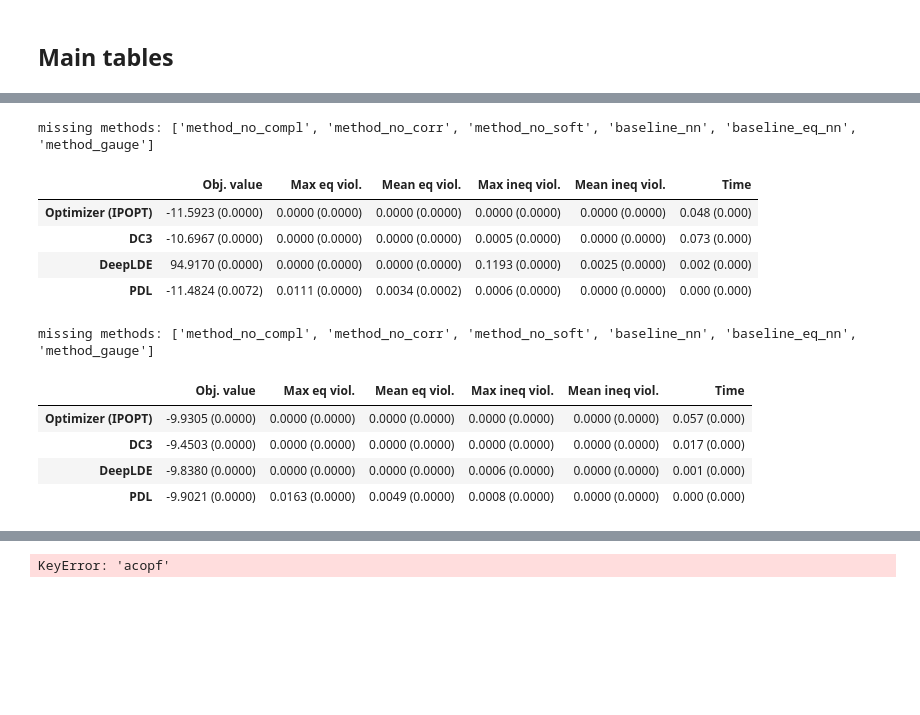
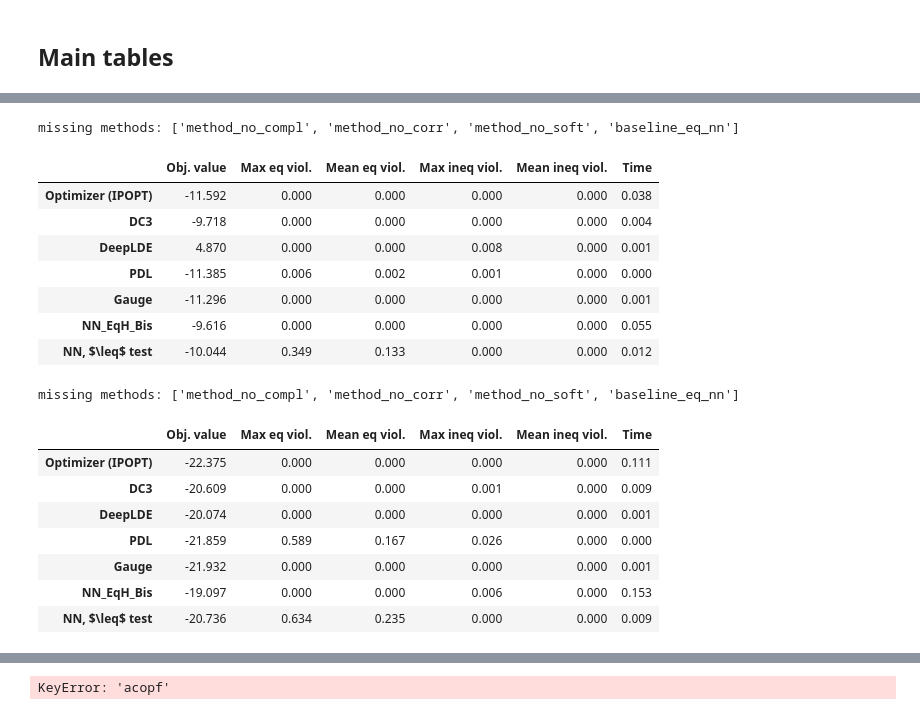
Before and after one commit to 222042015/DC3, a Jupyter notebook: ResultsViz.ipynb, the cells around one changed output, grey strips where cells are left out. Saved outputs shown, nothing was run; the diff lists cells and outputs as text; code cells hidden in the pictures; blank space fills up the shorter version.

Commit message:
backup qcqp

```diff
--- a/ResultsViz.ipynb
+++ b/ResultsViz.ipynb
@@ -19,8 +19,10 @@ def get_results_table(results_dict, metrics, keep_methods):
     missing_methods = []
     for method in keep_methods:
         if method in results_dict:
-            d[method] = ['{:.3f} ({:.3f})'.format(*results_dict[method][metric]) if 'time' in metric else \
-                         '{:.4f} ({:.4f})'.format(*results_dict[method][metric]) for metric in metrics]
+            # d[method] = ['{:.3f} ({:.3f})'.format(*results_dict[method][metric]) if 'time' in metric else \
+            #              '{:.4f} ({:.4f})'.format(*results_dict[method][metric]) for metric in metrics]
+            d[method] = ['{:.3f}'.format(*results_dict[method][metric]) if 'time' in metric else \
+                         '{:.3f}'.format(*results_dict[method][metric]) for metric in metrics]
         else:
             missing_methods.append(method)
     df = pd.DataFrame.from_dict(d, orient='index')
@@ -42,9 +44,9 @@ def get_full_results_table(results_dict, exper_type, num=5):
                         'Time']
 
     nn_methods = ['method', 'method_no_compl', 'method_no_corr', 'method_no_soft',
-               'baseline_nn', 'baseline_eq_nn'] + ['method_deeplde', 'method_pdl', 'method_gauge']
+               'baseline_nn', 'baseline_eq_nn'] + ['method_deeplde', 'method_pdl', 'method_gauge', 'NN_EqH_Bis']
     opt_methods = dict([
-            ('simple', ['osqp', 'qpth']), ('nonconvex', ['ipopt']), ('acopf', ['pypower'])
+            ('simple', ['osqp', 'qpth']), ('nonconvex', ['ipopt']), ('acopf', ['pypower']), ('qcqp', ['ipopt'])
     ])
     opt_methods_list = ['baseline_opt_{}'.format(x) for x in opt_methods[exper_type]]
     methods_renaming_dict = dict((
@@ -63,7 +65,8 @@ def get_full_results_table(results_dict, exper_type, num=5):
             ('baseline_opt_pypower', 'Optimizer (PYPOWER)'),
             ('method_deeplde', 'DeepLDE'),
             ('method_pdl', 'PDL'),
-            ('method_gauge', 'Gauge')
+            ('method_gauge', 'Gauge'),
+            ('NN_EqH_Bis', 'NN_EqH_Bis')
         ))
 
     df1, missing_methods = get_results_table(results_dict, metrics, nn_methods + opt_methods_list)
@@ -75,11 +78,14 @@ def get_full_results_table(results_dict, exper_type, num=5):
     # missing_methods = missing_methods + ['{}-noTestCorr'.format(x) for x in missing_methods_2]
 
     # all_results = pd.concat([df1, df2])
-    all_results = df1
+
     # results_ordering = opt_methods_list + ['method', 'method_no_compl', 'method_no_corr', 'method_no_corr-noTestCorr',
     #                    'method_no_soft', 'baseline_nn-noTestCorr', 'baseline_nn', 'baseline_eq_nn-noTestCorr',
-    #                    'baseline_eq_nn'] + ['method_deeplde']
-    results_ordering = opt_methods_list + ['method', 'method_deeplde', 'method_pdl', 'method_gauge']
+    #                    'baseline_eq_nn'] + ['method_deeplde' + 'method_pdl', 'method_gauge']
+
+    all_results = df1
+    results_ordering = opt_methods_list + ['method', 'method_deeplde', 'method_pdl', 'method_gauge', 'NN_EqH_Bis', 'baseline_nn']
+
     all_results = all_results.loc[[x for x in results_ordering if x not in missing_methods]]
     all_results.index = [methods_renaming_dict[x] for x in all_results.index]
     all_results.columns = metrics_renaming
@@ -125,19 +143,25 @@ missing methods: ['method_no_compl', 'method_no_corr', 'method_no_soft', 'baseli
 df_nonconvex_5050 = get_full_results_table(stats['nonconvex_ineq50_eq50'], exper_type='nonconvex')
 df_nonconvex_5050
 # %% [output]
-missing methods: ['method_no_compl', 'method_no_corr', 'method_no_soft', 'baseline_nn', 'baseline_eq_nn', 'method_gauge']
+missing methods: ['method_no_compl', 'method_no_corr', 'method_no_soft', 'baseline_eq_nn']
 |  | Obj. value | Max eq viol. | Mean eq viol. | Max ineq viol. | Mean ineq viol. | Time |
-| Optimizer (IPOPT) | -11.5923 (0.0000) | 0.0000 (0.0000) | 0.0000 (0.0000) | 0.0000 (0.0000) | 0.0000 (0.0000) | 0.048 (0.000) |
-| DC3 | -10.6967 (0.0000) | 0.0000 (0.0000) | 0.0000 (0.0000) | 0.0005 (0.0000) | 0.0000 (0.0000) | 0.073 (0.000) |
-| DeepLDE | 94.9170 (0.0000) | 0.0000 (0.0000) | 0.0000 (0.0000) | 0.1193 (0.0000) | 0.0025 (0.0000) | 0.002 (0.000) |
-| PDL | -11.4824 (0.0072) | 0.0111 (0.0000) | 0.0034 (0.0002) | 0.0006 (0.0000) | 0.0000 (0.0000) | 0.000 (0.000) |
+| Optimizer (IPOPT) | -11.592 | 0.000 | 0.000 | 0.000 | 0.000 | 0.038 |
+| DC3 | -9.718 | 0.000 | 0.000 | 0.000 | 0.000 | 0.004 |
+| DeepLDE | 4.870 | 0.000 | 0.000 | 0.008 | 0.000 | 0.001 |
+| PDL | -11.385 | 0.006 | 0.002 | 0.001 | 0.000 | 0.000 |
+| Gauge | -11.296 | 0.000 | 0.000 | 0.000 | 0.000 | 0.001 |
+| NN_EqH_Bis | -9.616 | 0.000 | 0.000 | 0.000 | 0.000 | 0.055 |
+| NN, $\leq$ test | -10.044 | 0.349 | 0.133 | 0.000 | 0.000 | 0.012 |
 # %%
-df_nonconvex_3070 = get_full_results_table(stats['nonconvex_ineq30_eq70'], exper_type='nonconvex')
-df_nonconvex_3070
+df_nonconvex_100100 = get_full_results_table(stats['nonconvex_ineq100_eq100'], exper_type='nonconvex')
+df_nonconvex_100100
 # %% [output]
-missing methods: ['method_no_compl', 'method_no_corr', 'method_no_soft', 'baseline_nn', 'baseline_eq_nn', 'method_gauge']
+missing methods: ['method_no_compl', 'method_no_corr', 'method_no_soft', 'baseline_eq_nn']
 |  | Obj. value | Max eq viol. | Mean eq viol. | Max ineq viol. | Mean ineq viol. | Time |
-| Optimizer (IPOPT) | -9.9305 (0.0000) | 0.0000 (0.0000) | 0.0000 (0.0000) | 0.0000 (0.0000) | 0.0000 (0.0000) | 0.057 (0.000) |
-| DC3 | -9.4503 (0.0000) | 0.0000 (0.0000) | 0.0000 (0.0000) | 0.0000 (0.0000) | 0.0000 (0.0000) | 0.017 (0.000) |
-| DeepLDE | -9.8380 (0.0000) | 0.0000 (0.0000) | 0.0000 (0.0000) | 0.0006 (0.0000) | 0.0000 (0.0000) | 0.001 (0.000) |
-| PDL | -9.9021 (0.0000) | 0.0163 (0.0000) | 0.0049 (0.0000) | 0.0008 (0.0000) | 0.0000 (0.0000) | 0.000 (0.000) |
+| Optimizer (IPOPT) | -22.375 | 0.000 | 0.000 | 0.000 | 0.000 | 0.111 |
+| DC3 | -20.609 | 0.000 | 0.000 | 0.001 | 0.000 | 0.009 |
+| DeepLDE | -20.074 | 0.000 | 0.000 | 0.000 | 0.000 | 0.001 |
+| PDL | -21.859 | 0.589 | 0.167 | 0.026 | 0.000 | 0.000 |
+| Gauge | -21.932 | 0.000 | 0.000 | 0.000 | 0.000 | 0.001 |
+| NN_EqH_Bis | -19.097 | 0.000 | 0.000 | 0.006 | 0.000 | 0.153 |
+| NN, $\leq$ test | -20.736 | 0.634 | 0.235 | 0.000 | 0.000 | 0.009 |
```
Also changed, not shown: parts of 13 cells of this notebook, 15 other files.
